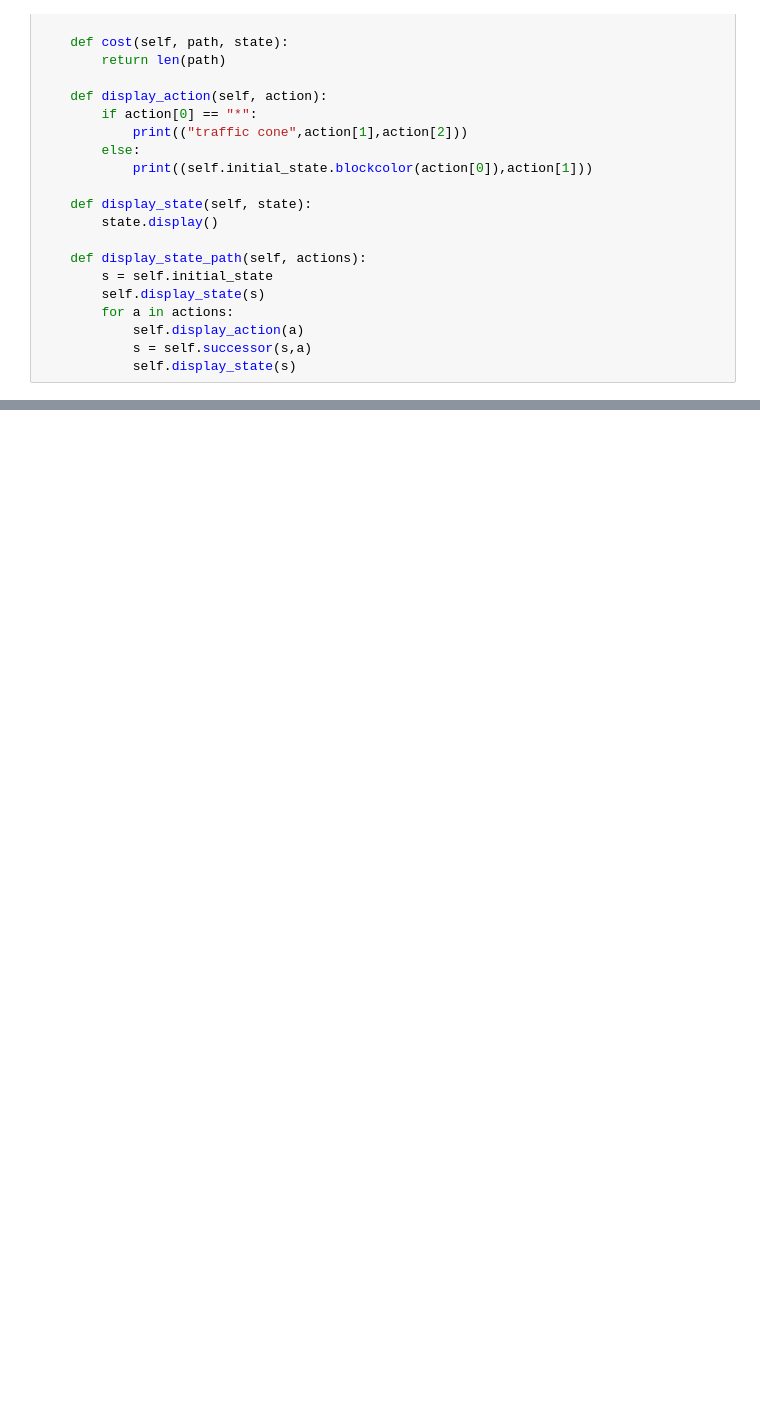
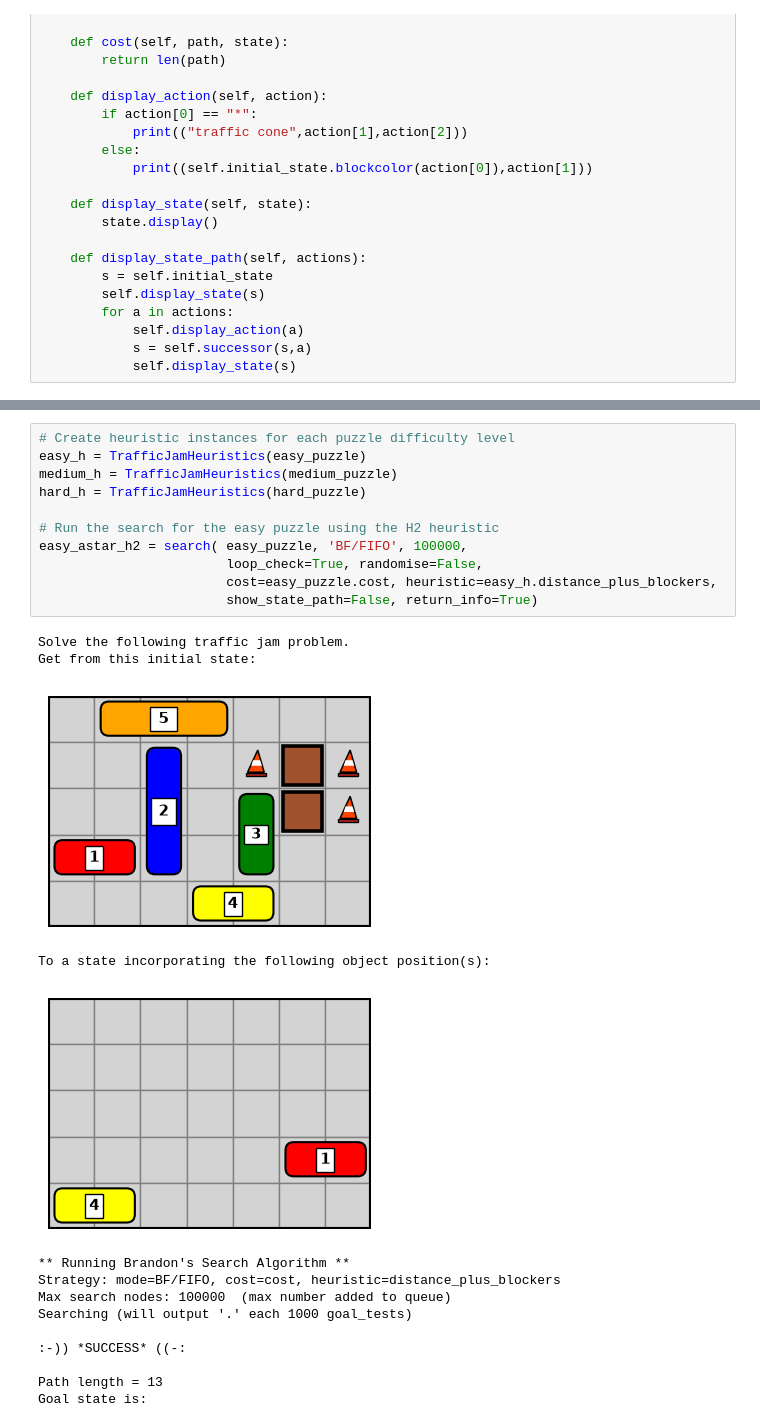
Before and after one commit to rjvb7424/AI-Robotics-Breif, a Jupyter notebook: Assignment_Part_1A_TrafficJam.ipynb, the cells around one changed output, grey strips where cells are left out. Saved outputs shown, nothing was run; the diff lists cells and outputs as text; blank space fills up the shorter version.

Commit message:
feat: Code of implemented heuristic function

```diff
--- a/Assignment_Part_1A_TrafficJam.ipynb
+++ b/Assignment_Part_1A_TrafficJam.ipynb
@@ -490,0 +573,26 @@ display(df)
+# %%
+# Create heuristic instances for each puzzle difficulty level
+easy_h = TrafficJamHeuristics(easy_puzzle)
+medium_h = TrafficJamHeuristics(medium_puzzle)
+hard_h = TrafficJamHeuristics(hard_puzzle)
+
+# Run the search for the easy puzzle using the H2 heuristic
+easy_astar_h2 = search( easy_puzzle, 'BF/FIFO', 100000,
+                        loop_check=True, randomise=False,
+                        cost=easy_puzzle.cost, heuristic=easy_h.distance_plus_blockers,
+                        show_state_path=False, return_info=True)
+# %% [output]
+Solve the following traffic jam problem.
+Get from this initial state:
+[figure, added]
+To a state incorporating the following object position(s):
+[figure, added]
+** Running Brandon's Search Algorithm **
+Strategy: mode=BF/FIFO, cost=cost, heuristic=distance_plus_blockers
+Max search nodes: 100000  (max number added to queue)
+Searching (will output '.' each 1000 goal_tests)
+
+:-)) *SUCCESS* ((-:
+
+Path length = 13
+Goal state is:
```
Also changed, not shown: parts of 8 cells of this notebook.
